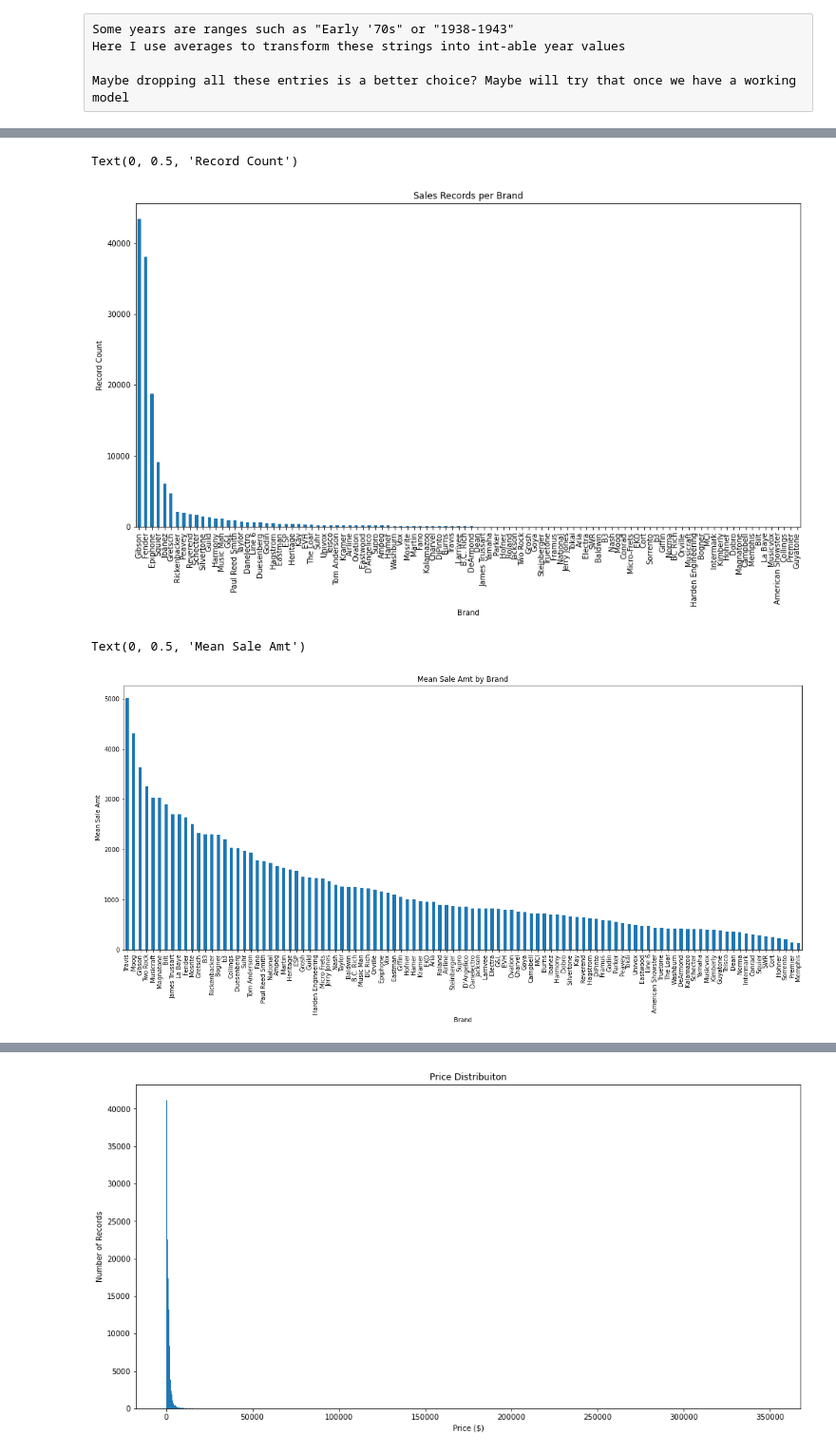
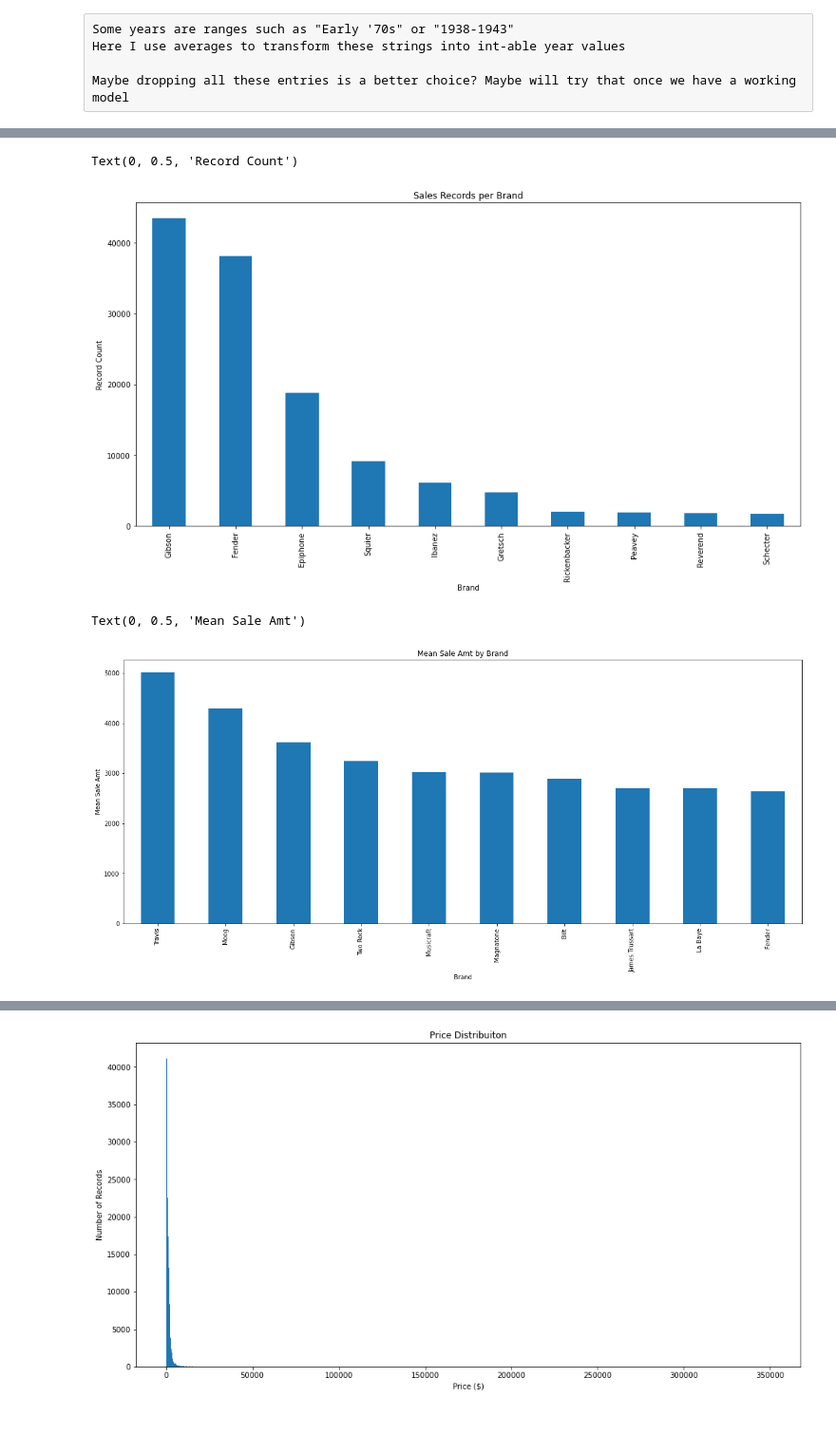
Before and after one commit to n-sweep/galvanize_capstone_2, a Jupyter notebook: exploration.ipynb, the cells around one changed output, grey strips where cells are left out. Shown: that part at 95% size. Saved outputs shown, nothing was run; the diff lists cells and outputs as text; code cells hidden in the pictures; blank space fills up the shorter version.

```diff
--- a/exploration.ipynb
+++ b/exploration.ipynb
@@ -162,22 +163,22 @@ max      1082.000000  349993.000000      84.000000
 | 4 | Rickenbacker 660-12 Tom Petty Sig... | Rickenbacker | 660-12 Tom Petty Signature | 1992 | None | 4125.0 | 6260.0 | Built to the specifications of To... | 4212.41 | 54 | ... |
 # %%
 fig, ax = plt.subplots(figsize=(16,8))
-merge_df['brand'].value_counts().plot(kind='bar', ax=ax)
+merge_df['brand'].value_counts()[:10].plot(kind='bar', ax=ax)
 ax.set_title('Sales Records per Brand')
 ax.set_xlabel('Brand')
 ax.set_ylabel('Record Count')
 # %% [output]
 Text(0, 0.5, 'Record Count')
-[figure, old version]
+[figure, new version]
 # %%
 fig, ax = plt.subplots(figsize=(20,8))
-mean_sales_by_brand = data_df.groupby('brand')['mean_sale'].mean().sort_values(ascending=False)
+mean_sales_by_brand = data_df.groupby('brand')['mean_sale'].mean().sort_values(ascending=False)[:10]
 mean_sales_by_brand.plot(x='brand', y='mean_sale', kind='bar', ax=ax)
 ax.set_title('Mean Sale Amt by Brand')
 ax.set_xlabel('Brand')
 ax.set_ylabel('Mean Sale Amt')
 # %% [output]
 Text(0, 0.5, 'Mean Sale Amt')
-[figure, old version]
+[figure, new version]
 # %%
 fig, ax = plt.subplots(figsize=(20,8))
```
Also changed, not shown: parts of 24 cells of this notebook, 2 other files.
